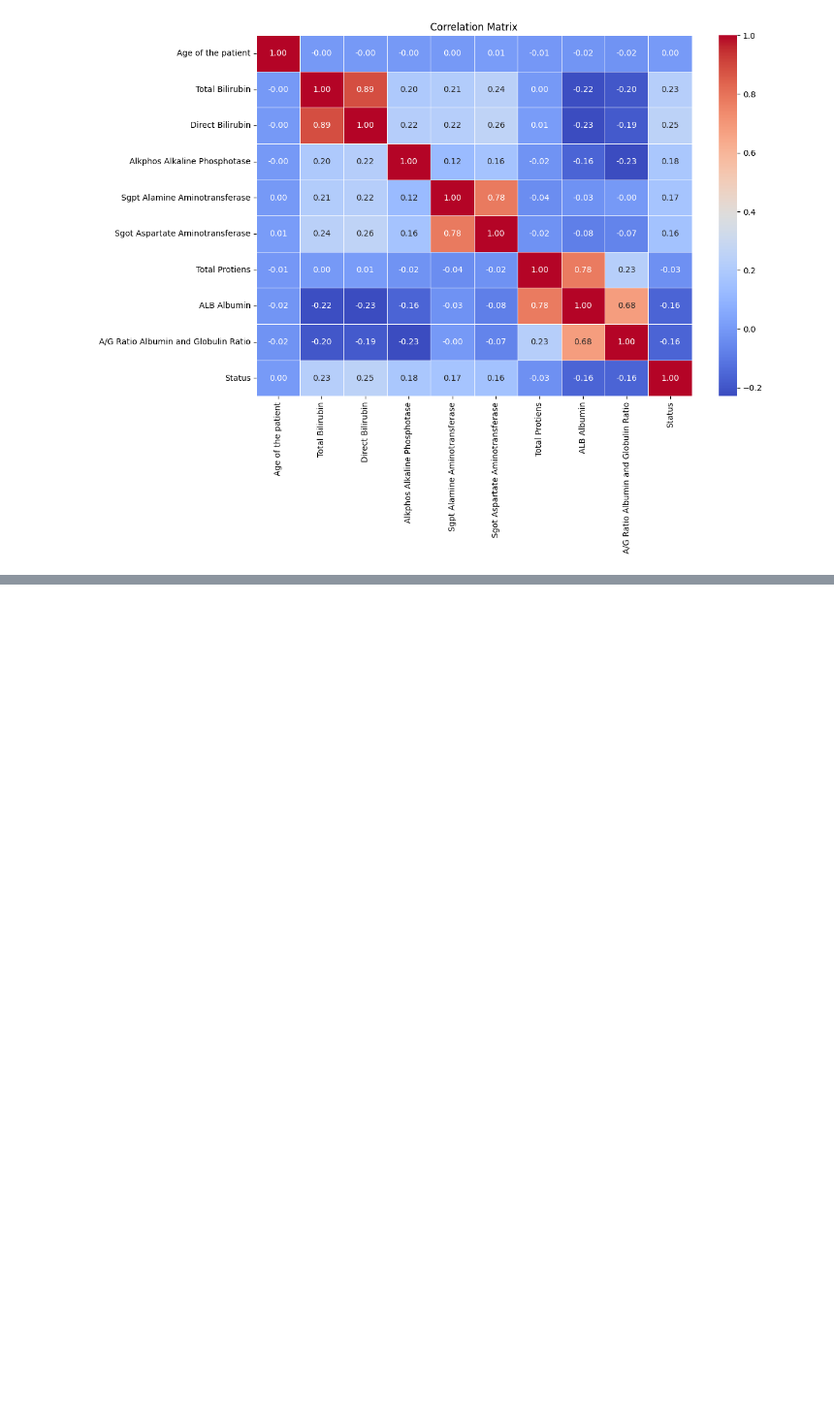
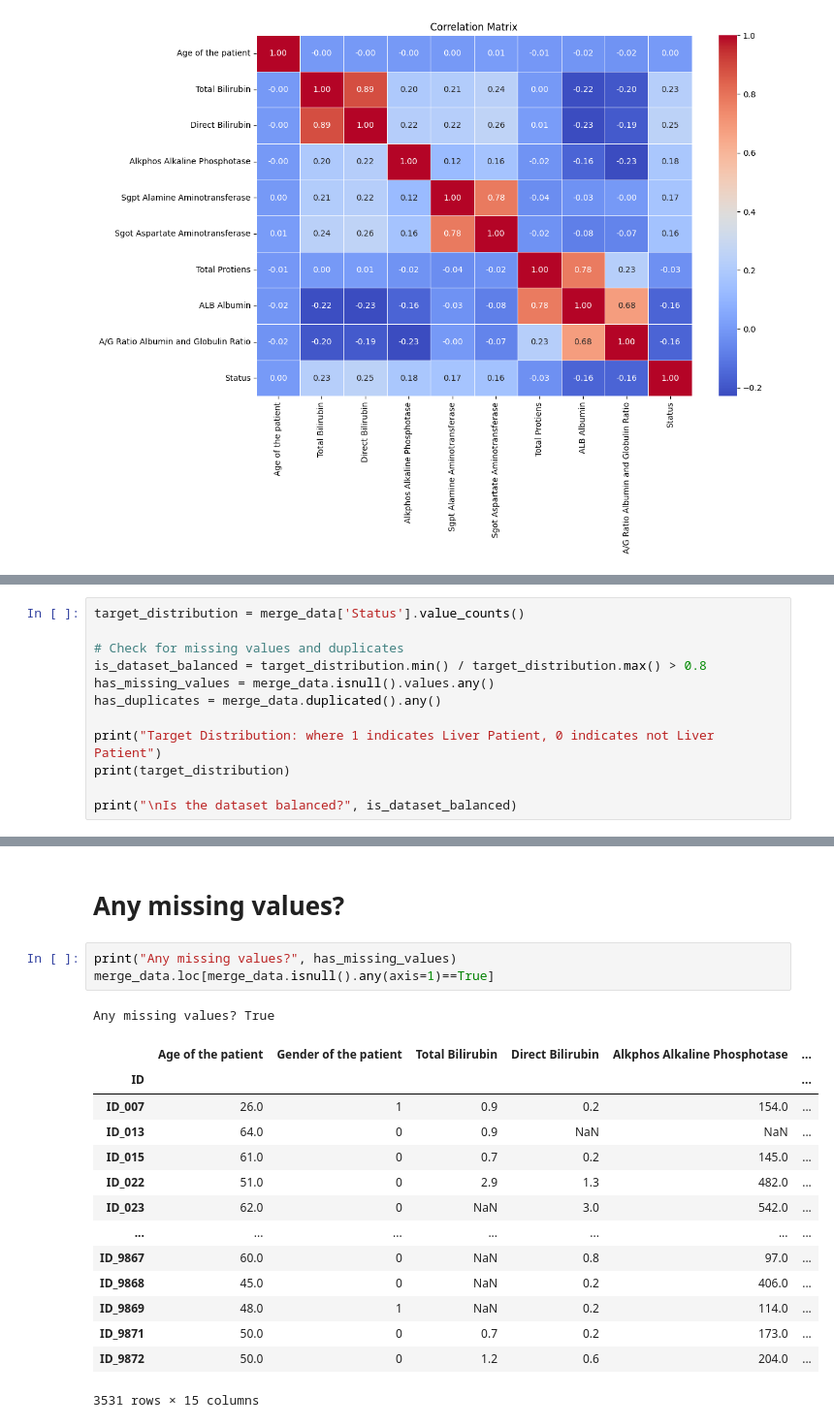
Before and after one commit to swharesh/Capstone-AIacademy, a Jupyter notebook: pre.ipynb, the cells around one changed output, grey strips where cells are left out. Shown: that part at 97% size. Saved outputs shown, nothing was run; the diff lists cells and outputs as text; blank space fills up the shorter version.

```diff
--- a/pre.ipynb
+++ b/pre.ipynb
@@ -197,0 +188,12 @@ TypeError: NDFrame.to_sql() missing 1 required positional argument: 'con'
+# %%
+target_distribution = merge_data['Status'].value_counts()
+
+# Check for missing values and duplicates
+is_dataset_balanced = target_distribution.min() / target_distribution.max() > 0.8
+has_missing_values = merge_data.isnull().values.any()
+has_duplicates = merge_data.duplicated().any()
+
+print("Target Distribution: where 1 indicates Liver Patient, 0 indicates not Liver Patient")
+print(target_distribution)
+
+print("\nIs the dataset balanced?", is_dataset_balanced)
@@ -197,0 +207,21 @@ TypeError: NDFrame.to_sql() missing 1 required positional argument: 'con'
+# %% [markdown]
+# Any missing values?
+# %%
+print("Any missing values?", has_missing_values)
+merge_data.loc[merge_data.isnull().any(axis=1)==True]
+# %% [output]
+Any missing values? True
+|  | Age of the patient | Gender of the patient | Total Bilirubin | Direct Bilirubin | Alkphos Alkaline Phosphotase | ... |
+| ID |  |  |  |  |  | ... |
+| ID_007 | 26.0 | 1 | 0.9 | 0.2 | 154.0 | ... |
+| ID_013 | 64.0 | 0 | 0.9 | NaN | NaN | ... |
+| ID_015 | 61.0 | 0 | 0.7 | 0.2 | 145.0 | ... |
+| ID_022 | 51.0 | 0 | 2.9 | 1.3 | 482.0 | ... |
+| ID_023 | 62.0 | 0 | NaN | 3.0 | 542.0 | ... |
+| ... | ... | ... | ... | ... | ... | ... |
+| ID_9867 | 60.0 | 0 | NaN | 0.8 | 97.0 | ... |
+| ID_9868 | 45.0 | 0 | NaN | 0.2 | 406.0 | ... |
+| ID_9869 | 48.0 | 1 | NaN | 0.2 | 114.0 | ... |
+| ID_9871 | 50.0 | 0 | 0.7 | 0.2 | 173.0 | ... |
+| ID_9872 | 50.0 | 0 | 1.2 | 0.6 | 204.0 | ... |
+3531 rows × 15 columns
```
Also changed, not shown: parts of 11 cells of this notebook.
